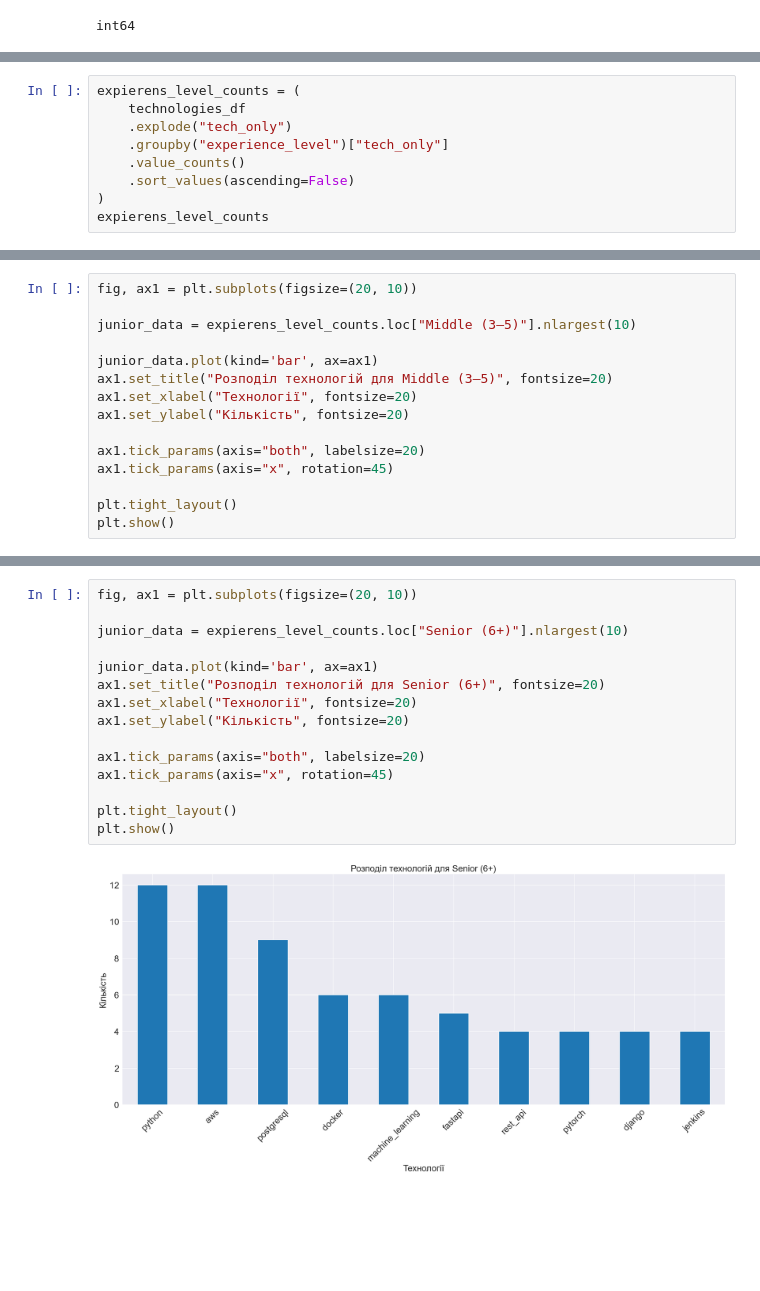
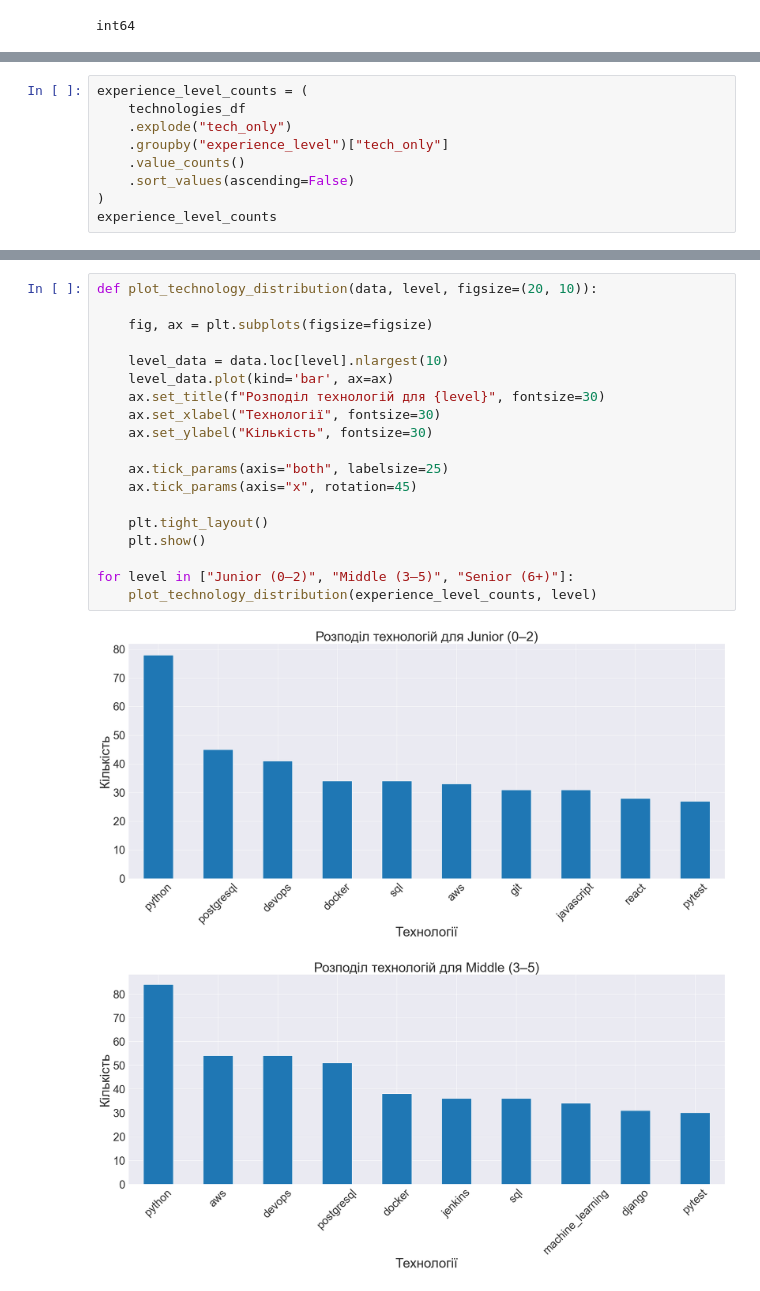
Before and after one commit to romkapomka12/python-technologies-statistics, a Jupyter notebook: analysis/analyze_technologies_by_python.ipynb, the cells around one changed output, grey strips where cells are left out. Drawn from its saved outputs; the diff is of its cells as text; blank space fills up the shorter version.

```diff
--- a/analysis/analyze_technologies_by_python.ipynb
+++ b/analysis/analyze_technologies_by_python.ipynb
@@ -167,11 +163,11 @@ Grouping by level.
 # %%
-expierens_level_counts = (
+experience_level_counts = (
     technologies_df
     .explode("tech_only")
     .groupby("experience_level")["tech_only"]
     .value_counts()
     .sort_values(ascending=False)
 )
-expierens_level_counts
+experience_level_counts
 # %% [output]
 experience_level  tech_only
@@ -209,15 +187,0 @@ plt.show()
-# %%
-fig, ax1 = plt.subplots(figsize=(20, 10))
-
-junior_data = expierens_level_counts.loc["Middle (3–5)"].nlargest(10)
-
-junior_data.plot(kind='bar', ax=ax1)
-ax1.set_title("Розподіл технологій для Middle (3–5)", fontsize=20)
-ax1.set_xlabel("Технології", fontsize=20)
-ax1.set_ylabel("Кількість", fontsize=20)
-
-ax1.tick_params(axis="both", labelsize=20)
-ax1.tick_params(axis="x", rotation=45)
-
-plt.tight_layout()
-plt.show()
@@ -226,17 +188,22 @@ plt.show()
 # %%
-fig, ax1 = plt.subplots(figsize=(20, 10))
+def plot_technology_distribution(data, level, figsize=(20, 10)):
 
-junior_data = expierens_level_counts.loc["Senior (6+)"].nlargest(10)
+    fig, ax = plt.subplots(figsize=figsize)
 
-junior_data.plot(kind='bar', ax=ax1)
-ax1.set_title("Розподіл технологій для Senior (6+)", fontsize=20)
-ax1.set_xlabel("Технології", fontsize=20)
-ax1.set_ylabel("Кількість", fontsize=20)
+    level_data = data.loc[level].nlargest(10)
+    level_data.plot(kind='bar', ax=ax)
+    ax.set_title(f"Розподіл технологій для {level}", fontsize=30)
+    ax.set_xlabel("Технології", fontsize=30)
+    ax.set_ylabel("Кількість", fontsize=30)
 
-ax1.tick_params(axis="both", labelsize=20)
-ax1.tick_params(axis="x", rotation=45)
+    ax.tick_params(axis="both", labelsize=25)
+    ax.tick_params(axis="x", rotation=45)
 
-plt.tight_layout()
-plt.show()
+    plt.tight_layout()
+    plt.show()
+
+for level in ["Junior (0–2)", "Middle (3–5)", "Senior (6+)"]:
+    plot_technology_distribution(experience_level_counts, level)
 # %% [output]
-[figure, old version]
+[figure, new version]
+[figure, added]
```
Also changed, not shown: parts of 26 cells of this notebook, 1 other file.
